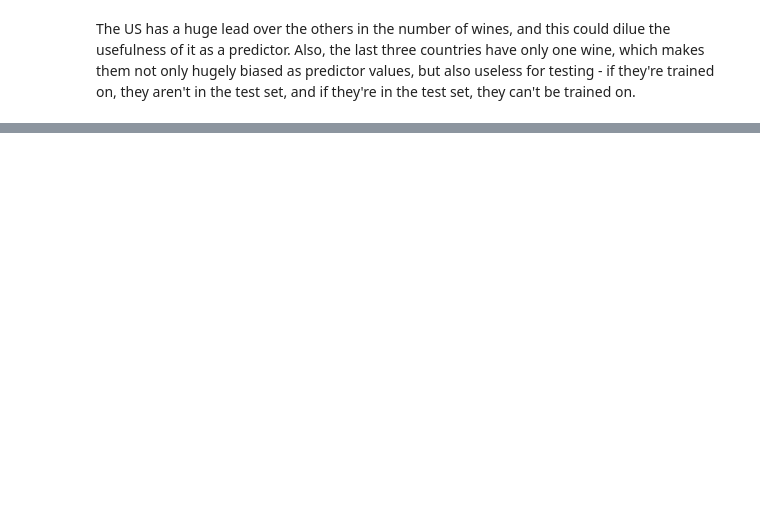
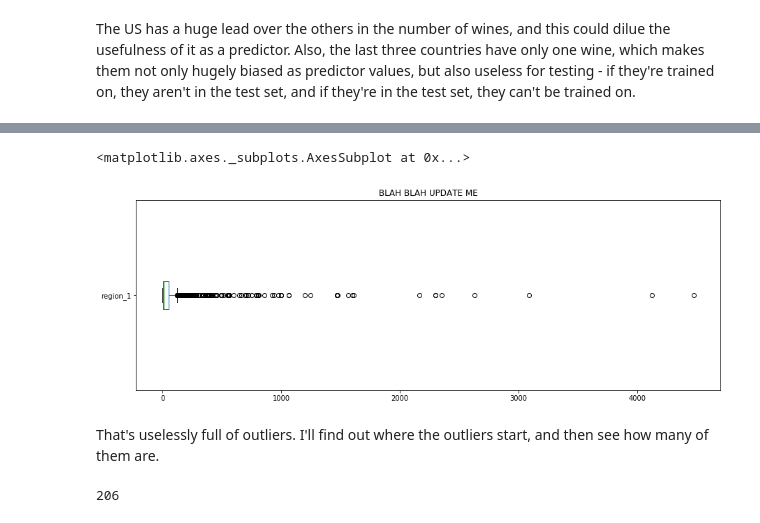
Before and after one commit to chorhatarahuduketuri/Wine-reviews, a Jupyter notebook: code/Wine Reviews EDA.ipynb, the cells around one changed output, grey strips where cells are left out. Saved outputs shown, nothing was run; the diff lists cells and outputs as text; code cells hidden in the pictures; blank space fills up the shorter version.

```diff
--- a/code/Wine Reviews EDA.ipynb
+++ b/code/Wine Reviews EDA.ipynb
@@ -373,0 +418,11 @@ The US has a huge lead over the others in the number of wines, and this could di
+# %%
+feature_data.region_1.value_counts().plot.box(title='BLAH BLAH UPDATE ME', figsize=(15,5), vert=False)
+# %% [output]
+<matplotlib.axes._subplots.AxesSubplot at 0x...>
+[figure, added]
+# %% [markdown]
+That's uselessly full of outliers. I'll find out where the outliers start, and then see how many of them are.
+# %%
+len(feature_data.region_1.value_counts()[feature_data.region_1.value_counts()>100])
+# %% [output]
+206
```
Also changed, not shown: parts of 11 cells of this notebook.
